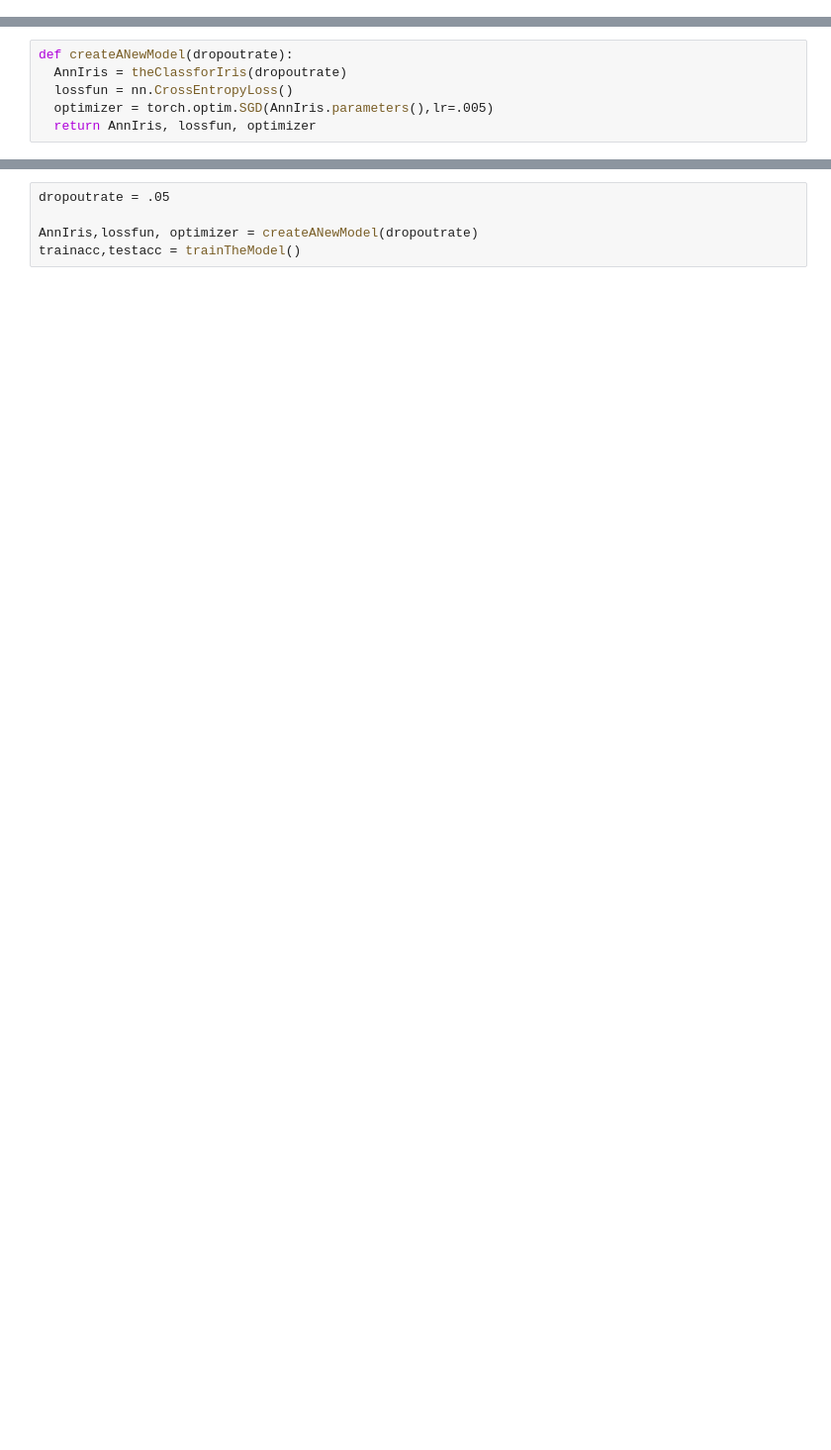
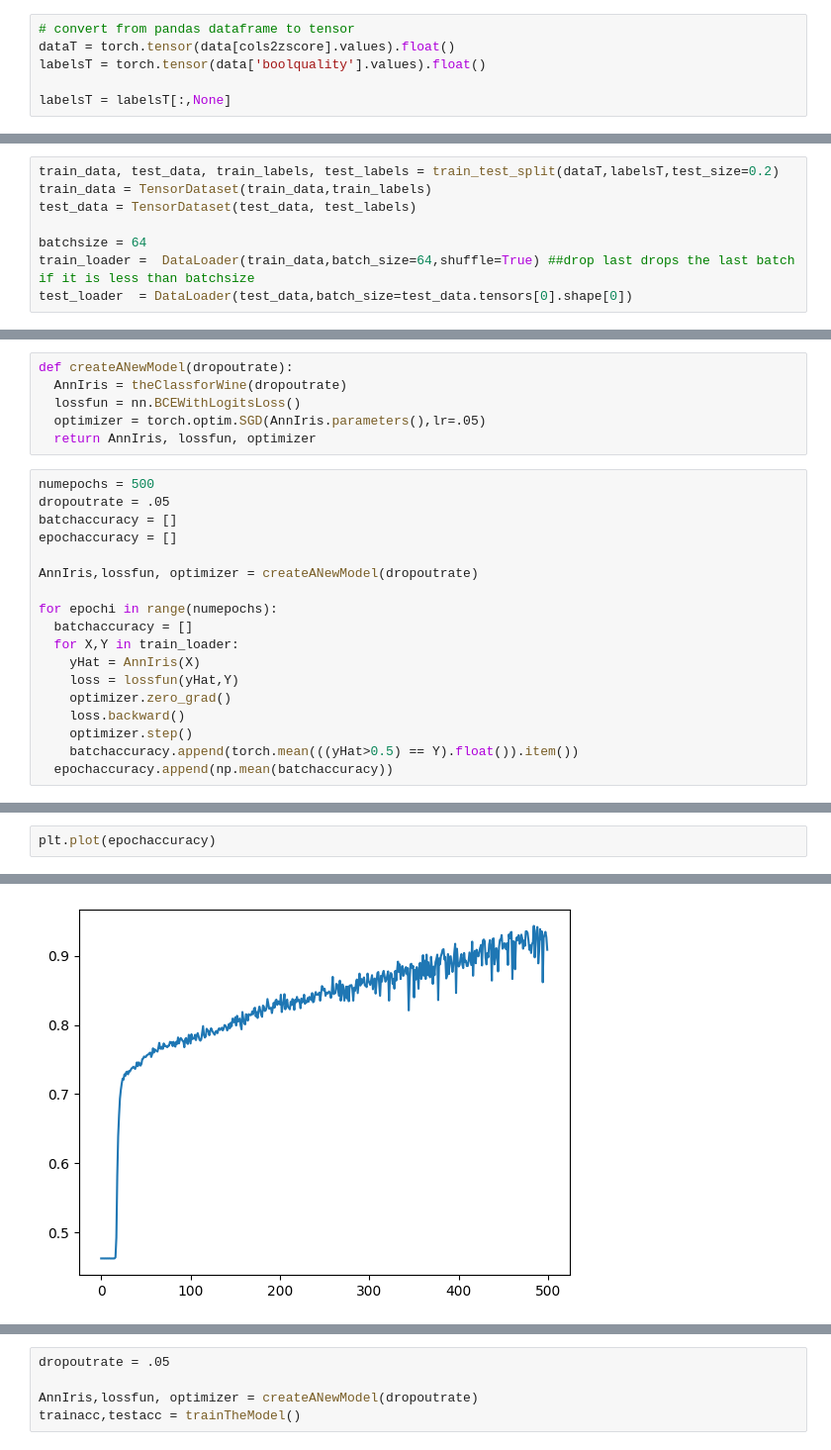
Before and after one commit to batra-ayush/PyTorch-Examples, a Jupyter notebook: WineDataset.ipynb, the cells around one changed output, grey strips where cells are left out. Shown: that part at 99% size. Cells and saved outputs as stored; diff of their text form; blank space fills up the shorter version.

```diff
--- a/WineDataset.ipynb
+++ b/WineDataset.ipynb
@@ -50,0 +101,6 @@ test_loader  = DataLoader(test_data)
+# %%
+# convert from pandas dataframe to tensor
+dataT = torch.tensor(data[cols2zscore].values).float()
+labelsT = torch.tensor(data['boolquality'].values).float()
+
+labelsT = labelsT[:,None]
@@ -51 +127,9 @@ test_loader  = DataLoader(test_data)
+# %%
+train_data, test_data, train_labels, test_labels = train_test_split(dataT,labelsT,test_size=0.2)
+train_data = TensorDataset(train_data,train_labels)
+test_data = TensorDataset(test_data, test_labels)
+
+batchsize = 64
+train_loader =  DataLoader(train_data,batch_size=64,shuffle=True) ##drop last drops the last batch if it is less than batchsize
+test_loader  = DataLoader(test_data,batch_size=test_data.tensors[0].shape[0])
 # %%
@@ -73,7 +163,25 @@ class theClassforIris(nn.Module):
     return x
 # %%
 def createANewModel(dropoutrate):
-  AnnIris = theClassforIris(dropoutrate)
-  lossfun = nn.CrossEntropyLoss()
-  optimizer = torch.optim.SGD(AnnIris.parameters(),lr=.005)
+  AnnIris = theClassforWine(dropoutrate)
+  lossfun = nn.BCEWithLogitsLoss()
+  optimizer = torch.optim.SGD(AnnIris.parameters(),lr=.05)
   return AnnIris, lossfun, optimizer
+# %%
+numepochs = 500
+dropoutrate = .05
+batchaccuracy = []
+epochaccuracy = []
+
+AnnIris,lossfun, optimizer = createANewModel(dropoutrate)
+
+for epochi in range(numepochs):
+  batchaccuracy = []
+  for X,Y in train_loader:
+    yHat = AnnIris(X)
+    loss = lossfun(yHat,Y)
+    optimizer.zero_grad()
+    loss.backward()
+    optimizer.step()
+    batchaccuracy.append(torch.mean(((yHat>0.5) == Y).float()).item())
+  epochaccuracy.append(np.mean(batchaccuracy))
@@ -79,0 +194,3 @@ def createANewModel(dropoutrate):
+# %%
+plt.plot(epochaccuracy)
+# %% [output]
@@ -79,0 +198 @@ def createANewModel(dropoutrate):
+[figure, added]
```
Also changed, not shown: parts of 27 cells of this notebook.
